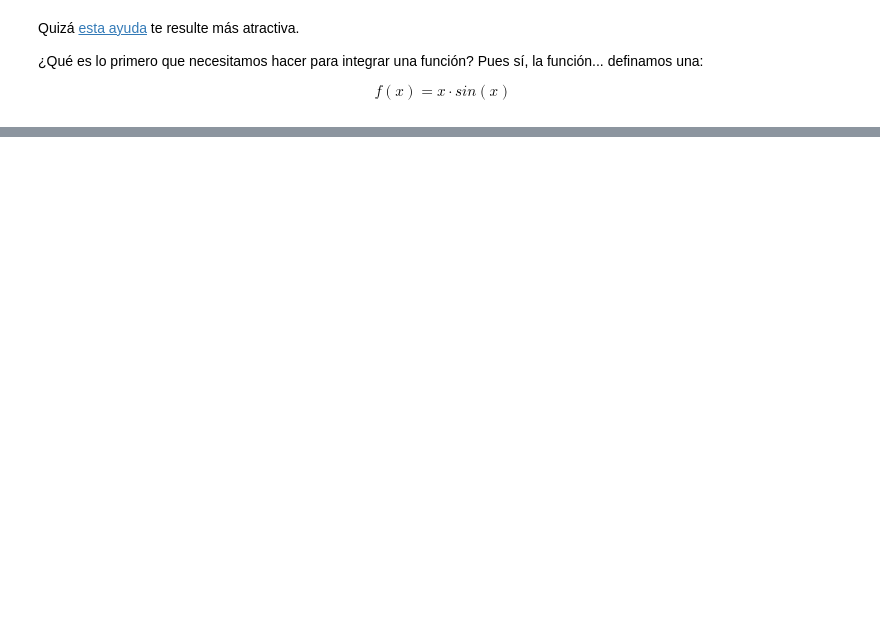
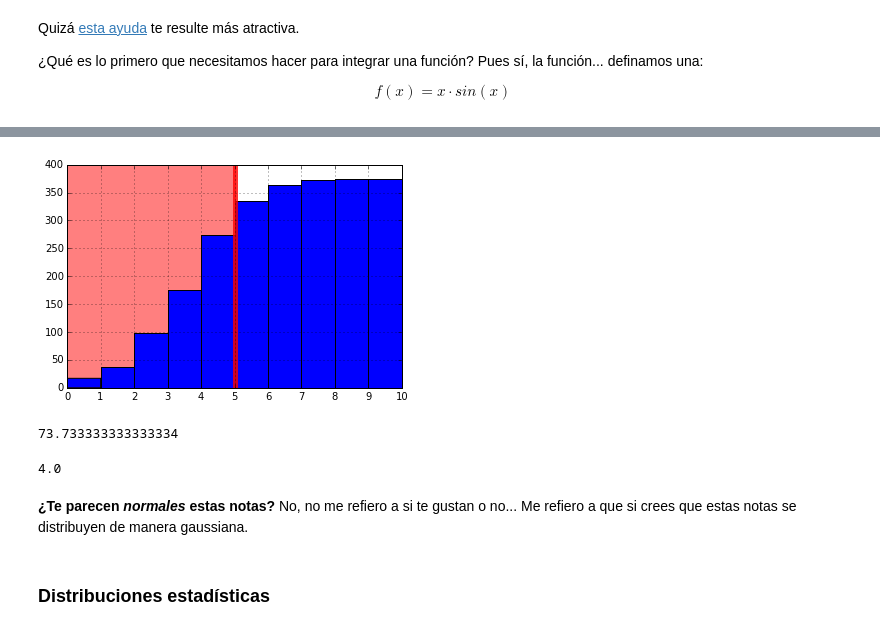
Before and after one commit to AeroPython/Curso_AeroPython, a Jupyter notebook: Notebooks/Clase4a_SciPy.ipynb, the cells around one changed output, grey strips where cells are left out. Saved outputs shown, nothing was run; the diff lists cells and outputs as text; code cells hidden in the pictures; blank space fills up the shorter version.

```diff
--- a/Notebooks/Clase4a_SciPy.ipynb
+++ b/Notebooks/Clase4a_SciPy.ipynb
@@ -345,0 +295,25 @@ display(w)
+# %%
+# Pintemos un histograma acumulado con plt
+plt.hist(datos, range(0,11), cumulative=True)
+plt.xticks(range(0,11))
+
+plt.vlines(5, 0, 400, lw=5, colors='red', alpha=0.8)
+plt.fill_between([0, 5], [400, 400], color='red', alpha=0.5)
+
+plt.grid(True)
+# %% [output]
+[figure, added]
+# %%
+# Percentil
+st.percentileofscore(datos, 5)
+# %% [output]
+73.733333333333334
+# %%
+# Nota de un percentil
+st.scoreatpercentile(datos, 50)
+# %% [output]
+4.0
+# %% [markdown]
+__¿Te parecen _normales_ estas notas?__ No, no me refiero a si te gustan o no... Me refiero a que si crees que estas notas se distribuyen de manera gaussiana.
+# %% [markdown]
+### Distribuciones estadísticas
```
Also changed, not shown: parts of 93 cells of this notebook, 3 other files.
